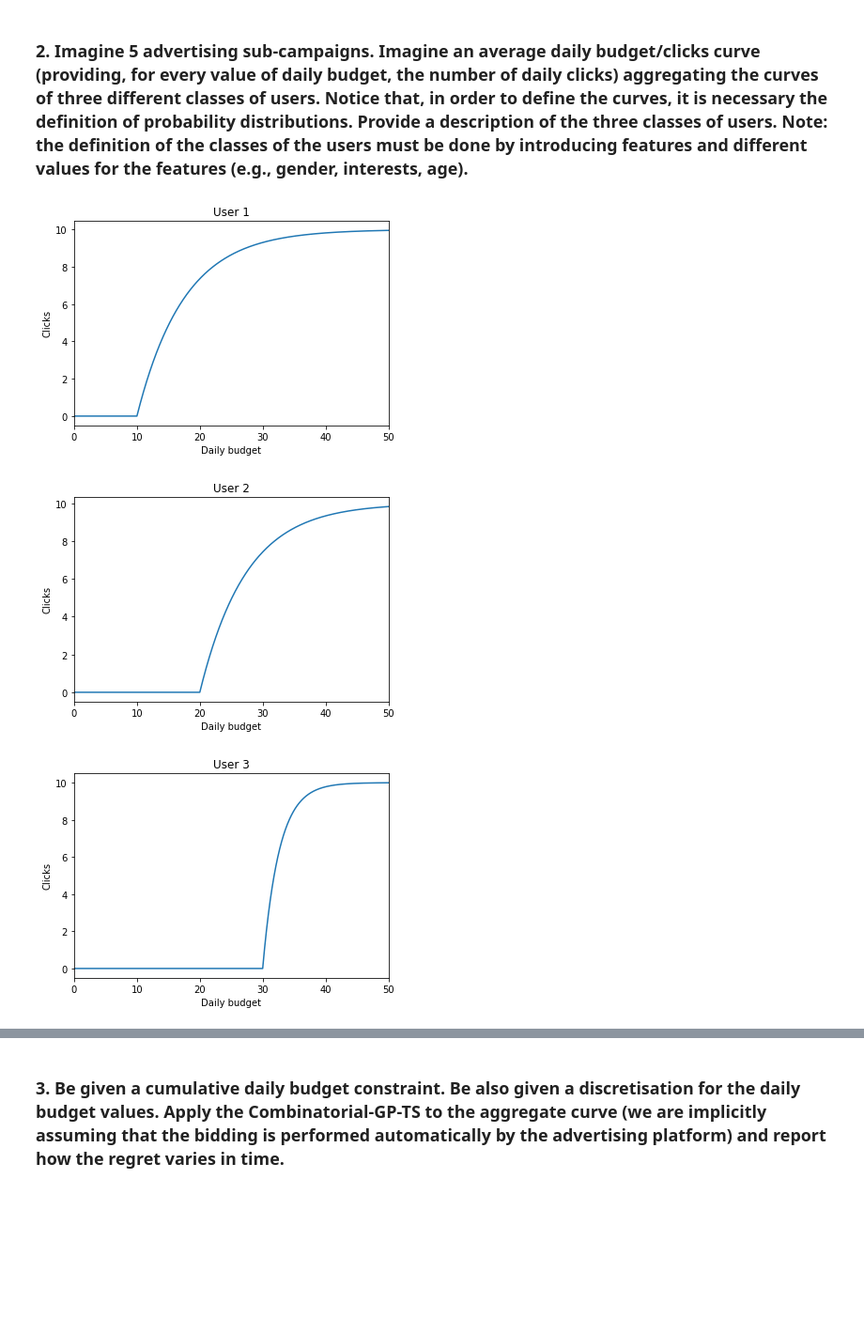
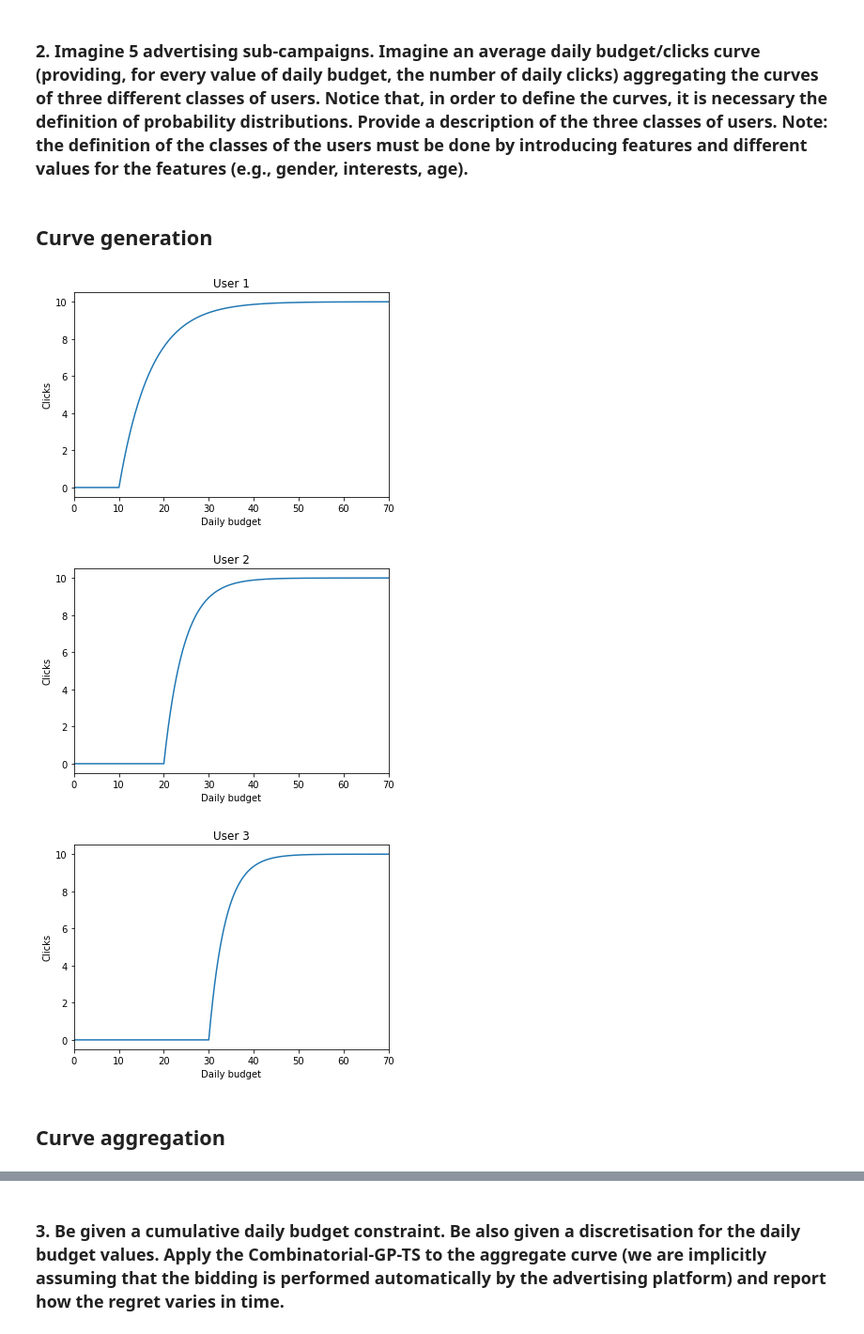
Before and after one commit to filipkrasniqi/DIA, a Jupyter notebook: DIA Project - Part 3.ipynb, the cells around one changed output, grey strips where cells are left out. Shown at 94% size. Cells and saved outputs as stored; diff of their text form; code cells hidden in the pictures; blank space fills up the shorter version.

```diff
--- a/DIA Project - Part 3.ipynb
+++ b/DIA Project - Part 3.ipynb
@@ -6,6 +6,8 @@
 We have chosen shoes as a product because they provide a lot of variety, so they guarantee an high flexibility when targeting users. For this reason we think that they are a good choice for this project.
 # %% [markdown]
 ### 2. Imagine 5 advertising sub-campaigns. Imagine an average daily budget/clicks curve (providing, for every value of daily budget, the number of daily clicks) aggregating the curves of three different classes of users. Notice that, in order to define the curves, it is necessary the definition of probability distributions. Provide a description of the three classes of users. Note: the definition of the classes of the users must be done by introducing features and different values for the features (e.g., gender, interests, age).
+# %% [markdown]
+## Curve generation
 # %%
 import numpy as np
 import matplotlib.pyplot as plt
@@ -12,6 +15,5 @@ import matplotlib.pyplot as plt
 # %%
-def user_clicks(bid, slope):
-    x = np.linspace(0, max_budget-bid, max_budget*20)
+def user_clicks(bid, slope, x):
     slope = slope + add_noise(mu=0.01, std=0.05)
     return (1 - np.exp(slope*x))*10
 # %%
@@ -19,29 +21,34 @@ def add_noise(mu=0, std=1):
     return np.random.normal(mu, std)
 # %%
 n_user = 3
+num_click = np.array([])
+slopes = [-0.1*(1), -0.1*(2), -0.1*(3)]
 
 for user in range(n_user):
     bid = 10*(user+1)
-    max_budget = 50
+    max_budget = 70
 
     # Linear space from 0 to bid value, y is 0 for everything.
     x_0 = np.linspace(0, bid, bid*20)
     y_0 = np.zeros(bid*20)
 
     # Linear space from bid value to max_budget, y is exponential.
     x_1 = np.linspace(bid, max_budget, max_budget*20)
-    y_1 = user_clicks(bid, slope=-0.1*(user+1))
+    x = np.linspace(0, max_budget-bid, max_budget*20)
+    y_1 = user_clicks(bid, slopes[user] , x)
 
     x = np.append(x_0, x_1)
     y = np.append(y_0, y_1)
 
     plt.plot(x, y)
     plt.title("User %d" % (user + 1))
     plt.xlabel("Daily budget")
     plt.xlim((0, max_budget))
     plt.ylabel("Clicks")
     plt.show()
 # %% [output]
-[figure, old version]
+[figure, new version]
-[figure, old version]
+[figure, new version]
-[figure, old version]
+[figure, new version]
+# %% [markdown]
+## Curve aggregation
```
Also changed, not shown: parts of 13 cells of this notebook.
